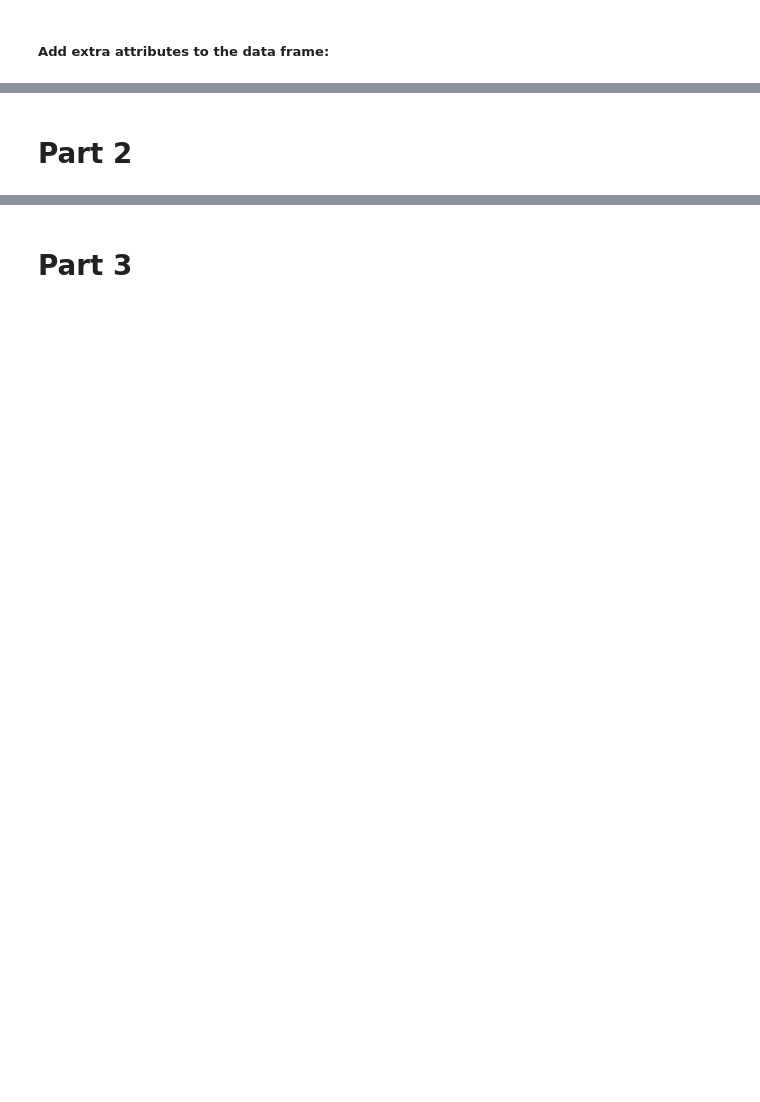
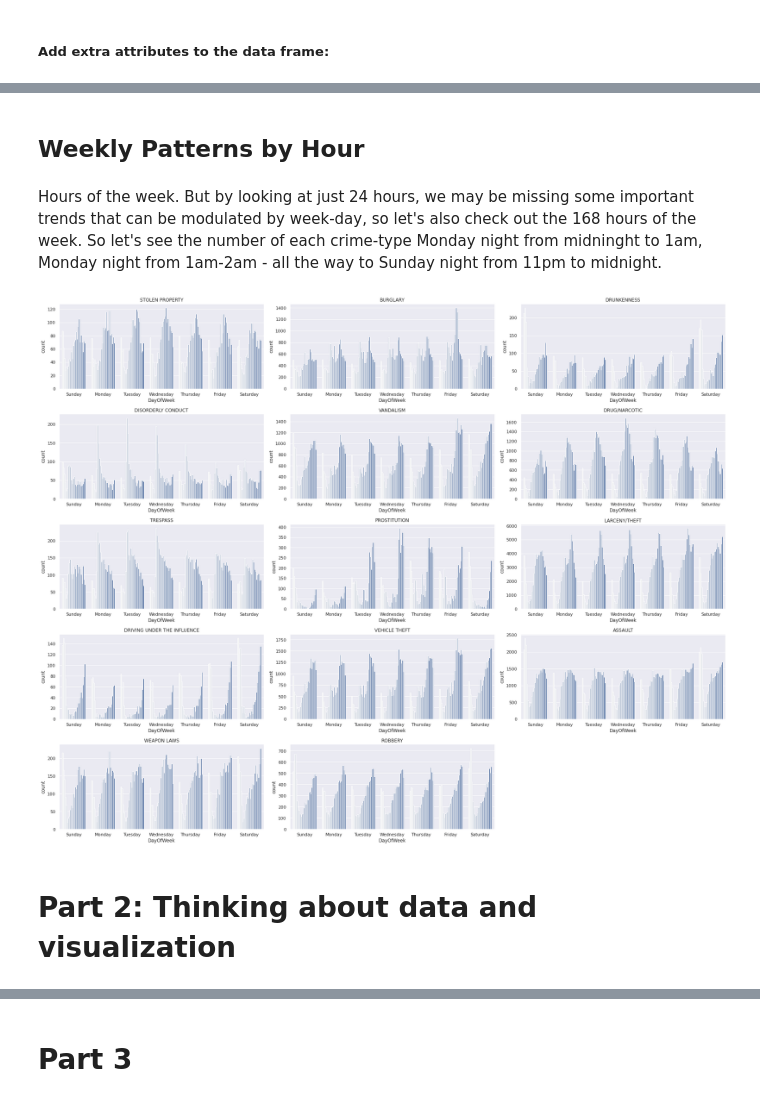
Before and after one commit to evangstav/SocialDataAnalysis2021, a Jupyter notebook: Assignment_1.ipynb, the cells around one changed output, grey strips where cells are left out. Cells and saved outputs as stored; diff of their text form; code cells hidden in the pictures; blank space fills up the shorter version.

Commit message:
Assignement 1 Updated Part 1, Part 3 Added lfs

```diff
--- a/Assignment_1.ipynb
+++ b/Assignment_1.ipynb
@@ -32,2 +94,29 @@ df['Hour'] = [int(time[0:2]) for time in (df['Time'])]
+# %% [markdown]
+## Weekly Patterns by Hour
+# %% [markdown]
+Hours of the week. But by looking at just 24 hours, we may be missing some important trends that can be modulated by week-day, so let's also check out the 168 hours of the week. So let's see the number of each crime-type Monday night from midninght to 1am, Monday night from 1am-2am - all the way to Sunday night from 11pm to midnight.
+# %%
+# %%
+
+# %%
+plt.figure(figsize=(25,20))
+order = ["Sunday" ,"Monday", "Tuesday", "Wednesday", "Thursday", "Friday", "Saturday"]
+plt.tight_layout()
+for i, category in enumerate(focuscrimes):
+    plt.subplot(5, 3, i + 1)
+    plt.title(category)
+    sns.countplot(
+        data=df_p1[df_p1.Category == category],
+        x="DayOfWeek",
+        order=order,
+        hue="Hour",
+       # palette=palette,
+        color='b'
+    )
+
+    plt.legend([], [], frameon=False)
+    plt.tight_layout()
+# %% [output]
+[figure, added]
 # %% [markdown]
-# Part 2
+# Part 2: Thinking about data and visualization
```
Also changed, not shown: parts of 27 cells of this notebook, 5 other files.
